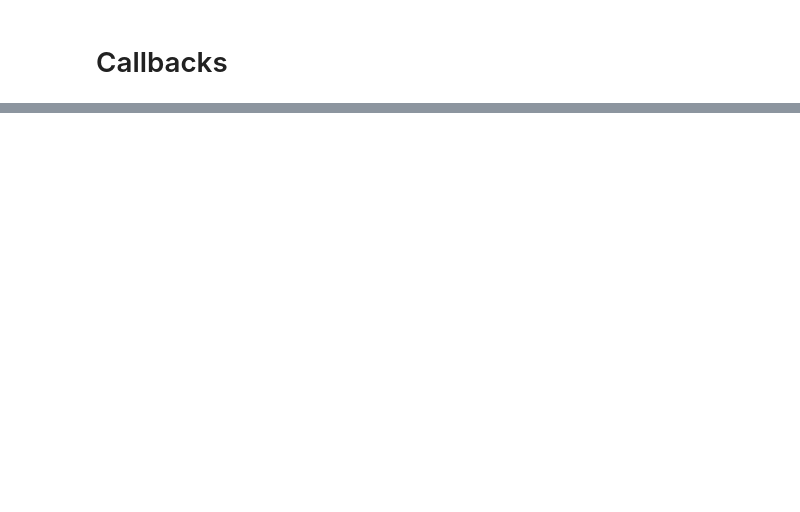
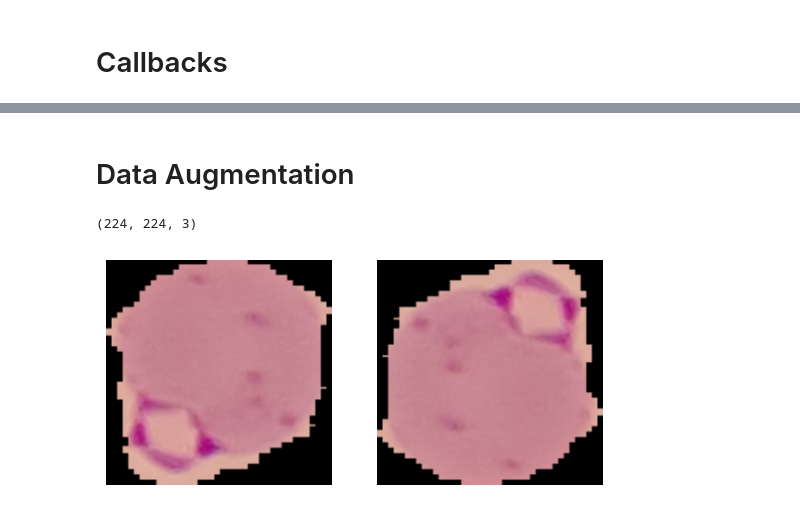
Before and after one commit to albertalvin8080/Python-LearningPath, a Jupyter notebook: tensorflow/14_malaria_classification.ipynb, the cells around one changed output, grey strips where cells are left out. Saved outputs shown, nothing was run; the diff lists cells and outputs as text; code cells hidden in the pictures; blank space fills up the shorter version.

Commit message:
feat(): data augmentation

```diff
--- a/tensorflow/14_malaria_classification.ipynb
+++ b/tensorflow/14_malaria_classification.ipynb
@@ -1032,0 +1126,30 @@ lenet_model.summary()
+# %% [markdown]
+# Data Augmentation
+# %%
+def show_augument(original, augmented):
+    plt.ioff()
+    plt.figure()
+    plt.subplot(1, 2, 1)
+    plt.axis("off")
+    plt.imshow(original)
+    plt.subplot(1, 2, 2)
+    plt.axis("off")
+    plt.imshow(augmented)
+    plt.show()
+
+def augment_img(original):
+    image = tf.image.flip_left_right(original)
+    image = tf.image.flip_up_down(image)
+    # image = tf.image.rot90(image)
+    return image
+
+# Well, iterators really are something.
+original, label = next(iter(train_dataset))
+original = original[0, ...] # extracting one from 32 batch size
+print(original.shape)
+
+augmented = augment_img(original)
+show_augument(original, augmented)
+# %% [output]
+(224, 224, 3)
+[figure, added]
```
Also changed, not shown: parts of 15 cells of this notebook, 2 other files.
